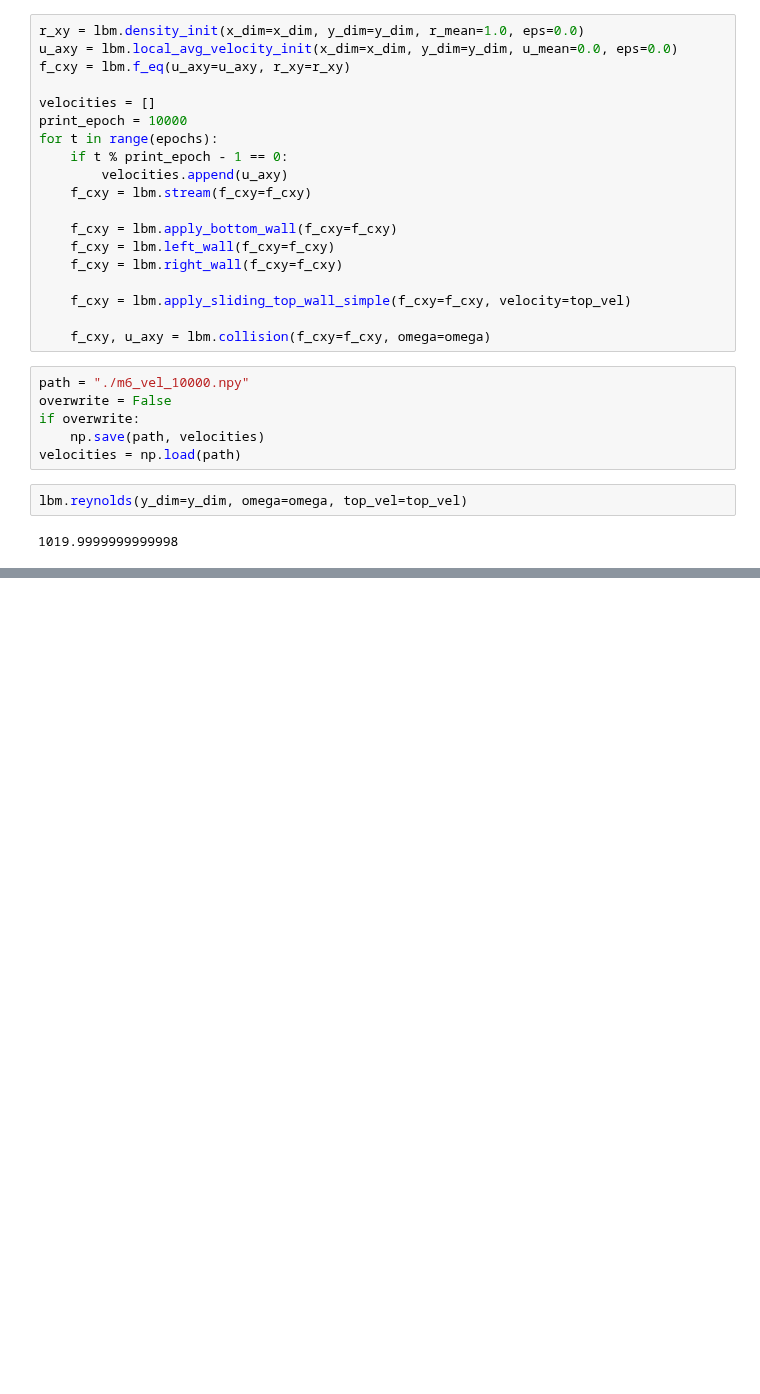
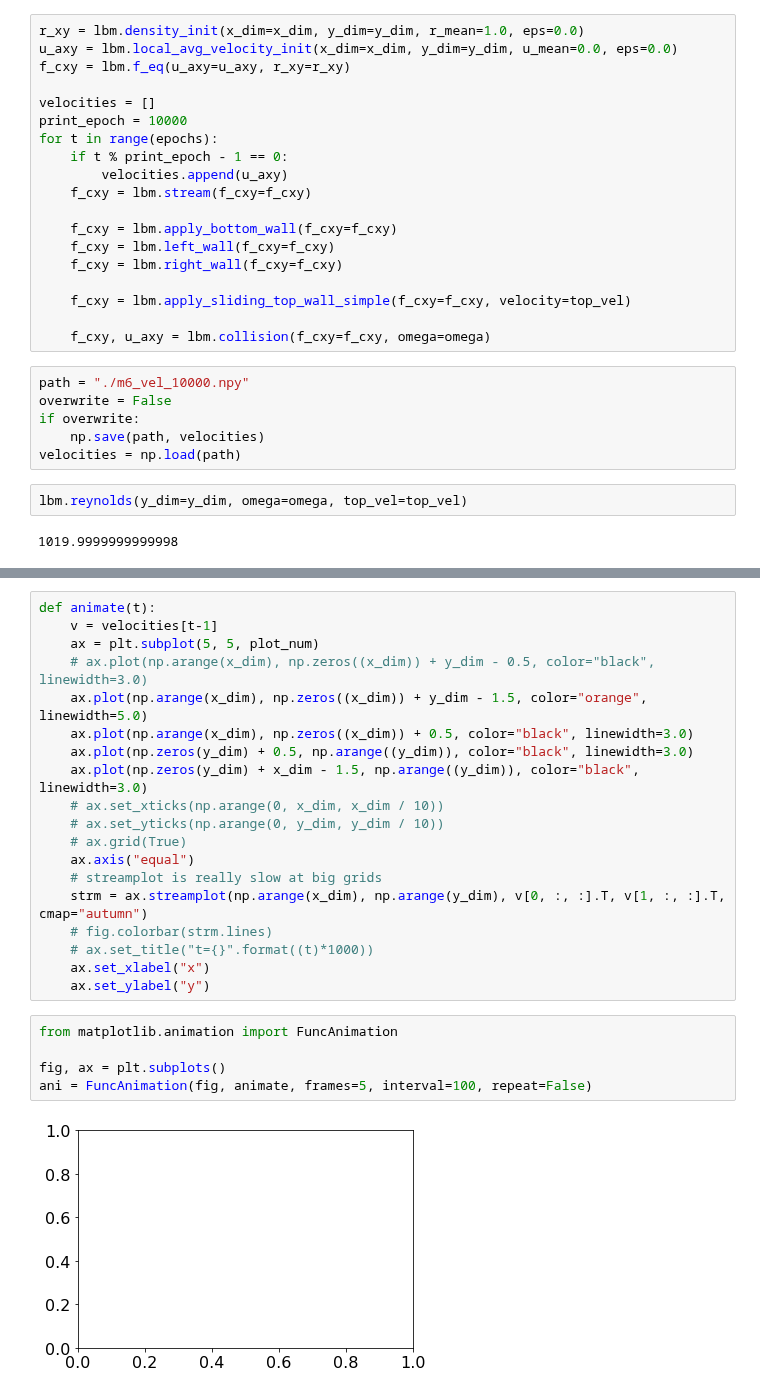
Before and after one commit to jonas27/pylbm, a Jupyter notebook: milestones/m6/m6.ipynb, the cells around one changed output, grey strips where cells are left out. Drawn from its saved outputs; the diff is of its cells as text; blank space fills up the shorter version.

```diff
--- a/milestones/m6/m6.ipynb
+++ b/milestones/m6/m6.ipynb
@@ -92,0 +84,26 @@ for i in range(steps, len(velocities), steps):
+# %%
+def animate(t):
+    v = velocities[t-1]
+    ax = plt.subplot(5, 5, plot_num)
+    # ax.plot(np.arange(x_dim), np.zeros((x_dim)) + y_dim - 0.5, color="black", linewidth=3.0)
+    ax.plot(np.arange(x_dim), np.zeros((x_dim)) + y_dim - 1.5, color="orange", linewidth=5.0)
+    ax.plot(np.arange(x_dim), np.zeros((x_dim)) + 0.5, color="black", linewidth=3.0)
+    ax.plot(np.zeros(y_dim) + 0.5, np.arange((y_dim)), color="black", linewidth=3.0)
+    ax.plot(np.zeros(y_dim) + x_dim - 1.5, np.arange((y_dim)), color="black", linewidth=3.0)
+    # ax.set_xticks(np.arange(0, x_dim, x_dim / 10))
+    # ax.set_yticks(np.arange(0, y_dim, y_dim / 10))
+    # ax.grid(True)
+    ax.axis("equal")
+    # streamplot is really slow at big grids
+    strm = ax.streamplot(np.arange(x_dim), np.arange(y_dim), v[0, :, :].T, v[1, :, :].T, cmap="autumn")
+    # fig.colorbar(strm.lines)
+    # ax.set_title("t={}".format((t)*1000))
+    ax.set_xlabel("x")
+    ax.set_ylabel("y")
+# %%
+from matplotlib.animation import FuncAnimation
+
+fig, ax = plt.subplots()
+ani = FuncAnimation(fig, animate, frames=5, interval=100, repeat=False)
+# %% [output]
+[figure, added]
```
Also changed, not shown: parts of 4 cells of this notebook, 3 other files.
